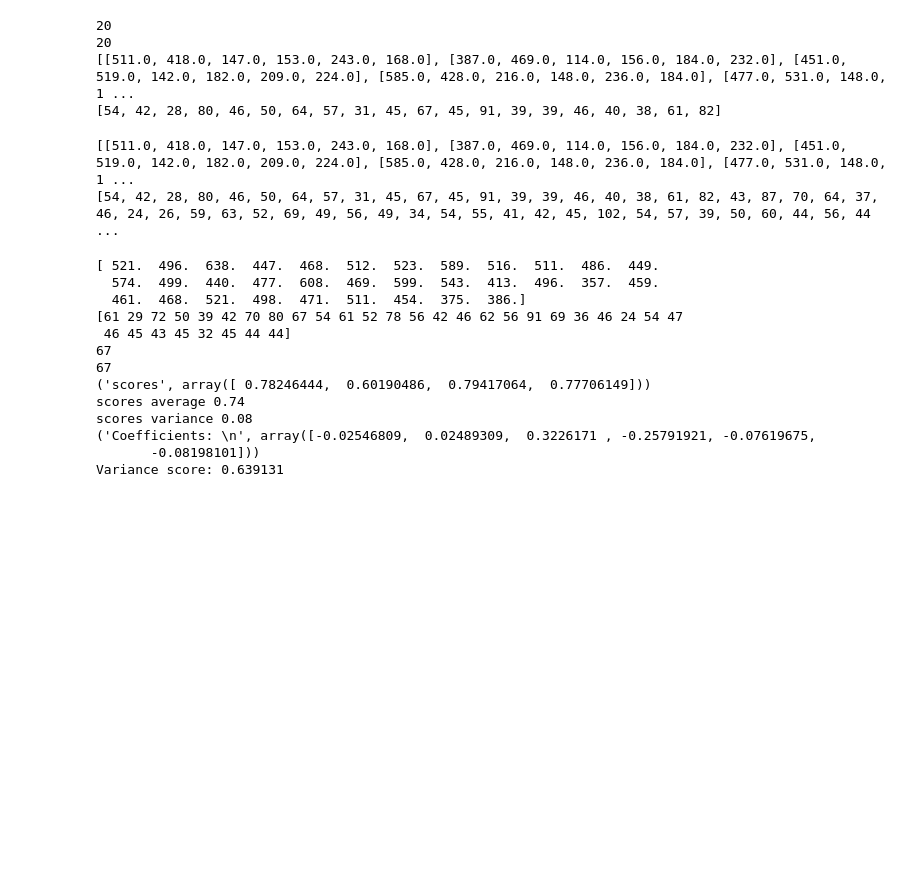
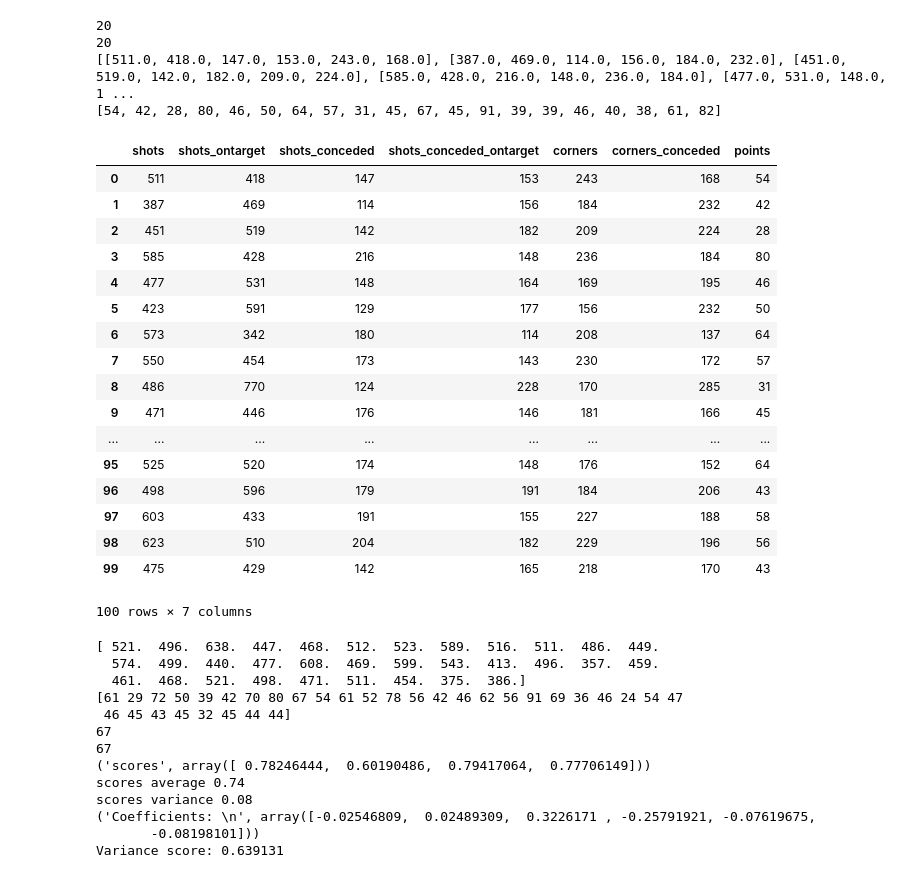
Before and after one commit to tropiano/calcio, a Jupyter notebook: notebooks/1 - Calcio Build Algo.ipynb, the cells around one changed output. Drawn from its saved outputs; the diff is of its cells as text; code cells hidden in the pictures; blank space fills up the shorter version.

Commit message:
write processed data to a csv file. Added csv file.

```diff
--- a/notebooks/1 - Calcio Build Algo.ipynb
+++ b/notebooks/1 - Calcio Build Algo.ipynb
@@ -120,13 +120,36 @@ print targ_test
 # %%
 features = build_features(df_cal,teams_a) + build_features(df_cal_2,teams_a2) + build_features(df_cal_3,teams_a3) + build_features(df_cal_4,teams_a4) + build_features(df_cal_5,teams_a5)
 
 target  = build_target(df_cal,teams_a) + build_target(df_cal_2,teams_a2) + build_target(df_cal_3,teams_a3) + build_target(df_cal_4,teams_a4) + build_target(df_cal_5,teams_a5)
 
-print features
-print target
+
+df = pd.DataFrame(features, columns=["shots","shots_ontarget","shots_conceded","shots_conceded_ontarget","corners","corners_conceded"])
+
+df["points"] = target
+
+df.to_csv("")
+
+#print features
+#print target
 # %% [output]
+|  | shots | shots_ontarget | shots_conceded | shots_conceded_ontarget | corners | corners_conceded | points |
+| 0 | 511 | 418 | 147 | 153 | 243 | 168 | 54 |
+| 1 | 387 | 469 | 114 | 156 | 184 | 232 | 42 |
+| 2 | 451 | 519 | 142 | 182 | 209 | 224 | 28 |
+| 3 | 585 | 428 | 216 | 148 | 236 | 184 | 80 |
+| 4 | 477 | 531 | 148 | 164 | 169 | 195 | 46 |
+| 5 | 423 | 591 | 129 | 177 | 156 | 232 | 50 |
+| 6 | 573 | 342 | 180 | 114 | 208 | 137 | 64 |
+| 7 | 550 | 454 | 173 | 143 | 230 | 172 | 57 |
+| 8 | 486 | 770 | 124 | 228 | 170 | 285 | 31 |
+| 9 | 471 | 446 | 176 | 146 | 181 | 166 | 45 |
+| ... | ... | ... | ... | ... | ... | ... | ... |
+| 95 | 525 | 520 | 174 | 148 | 176 | 152 | 64 |
+| 96 | 498 | 596 | 179 | 191 | 184 | 206 | 43 |
+| 97 | 603 | 433 | 191 | 155 | 227 | 188 | 58 |
+| 98 | 623 | 510 | 204 | 182 | 229 | 196 | 56 |
+| 99 | 475 | 429 | 142 | 165 | 218 | 170 | 43 |
-[[511.0, 418.0, 147.0, 153.0, 243.0, 168.0], [387.0, 469.0, 114.0, 156.0, 184.0, 232.0], [451.0, 519.0, 142.0, 182.0, 209.0, 224.0], [585.0, 428.0, 216.0, 148.0, 236.0, 184.0], [477.0, 531.0, 148.0, 1 ...
-[54, 42, 28, 80, 46, 50, 64, 57, 31, 45, 67, 45, 91, 39, 39, 46, 40, 38, 61, 82, 43, 87, 70, 64, 37, 46, 24, 26, 59, 63, 52, 69, 49, 56, 49, 34, 54, 55, 41, 42, 45, 102, 54, 57, 39, 50, 60, 44, 56, 44 ...
+100 rows × 7 columns
 # %%
 # Split the data into training/testing sets
 X_train, X_test, y_train, y_test = train_test_split(features, target, test_size=0.33, random_state=42)
```
Also changed, not shown: 1 other file.
